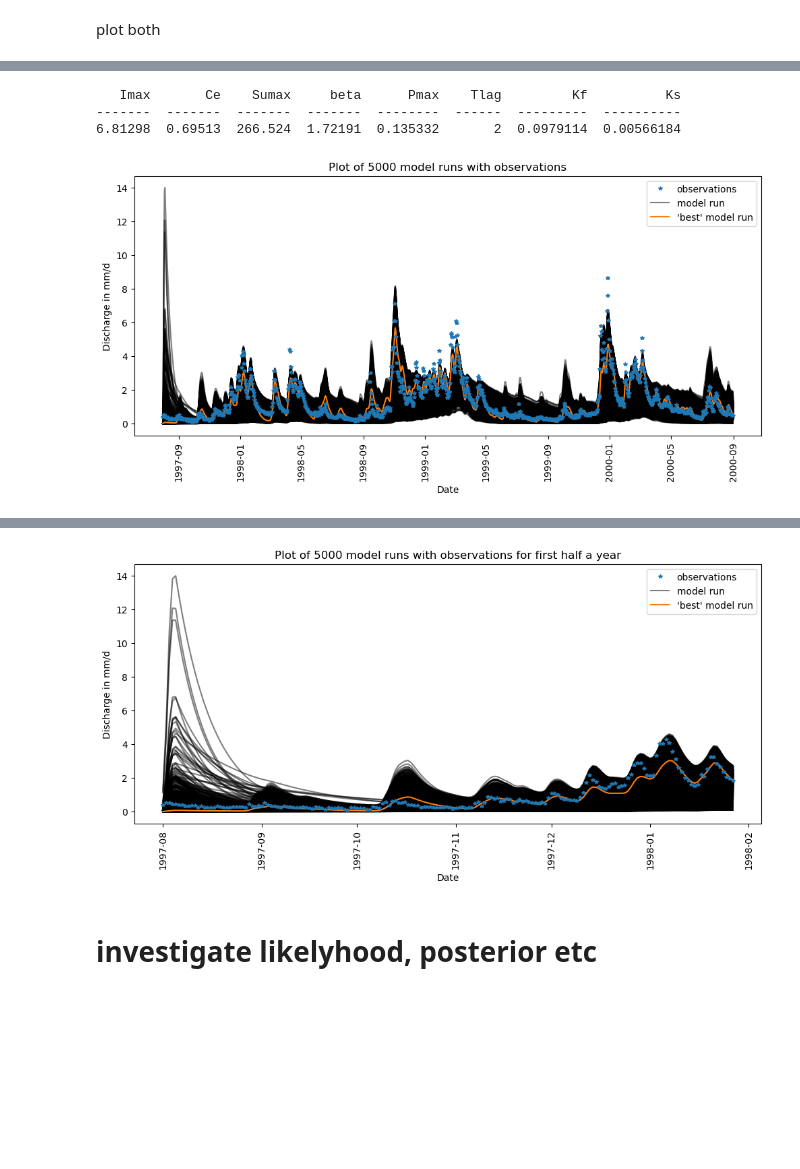
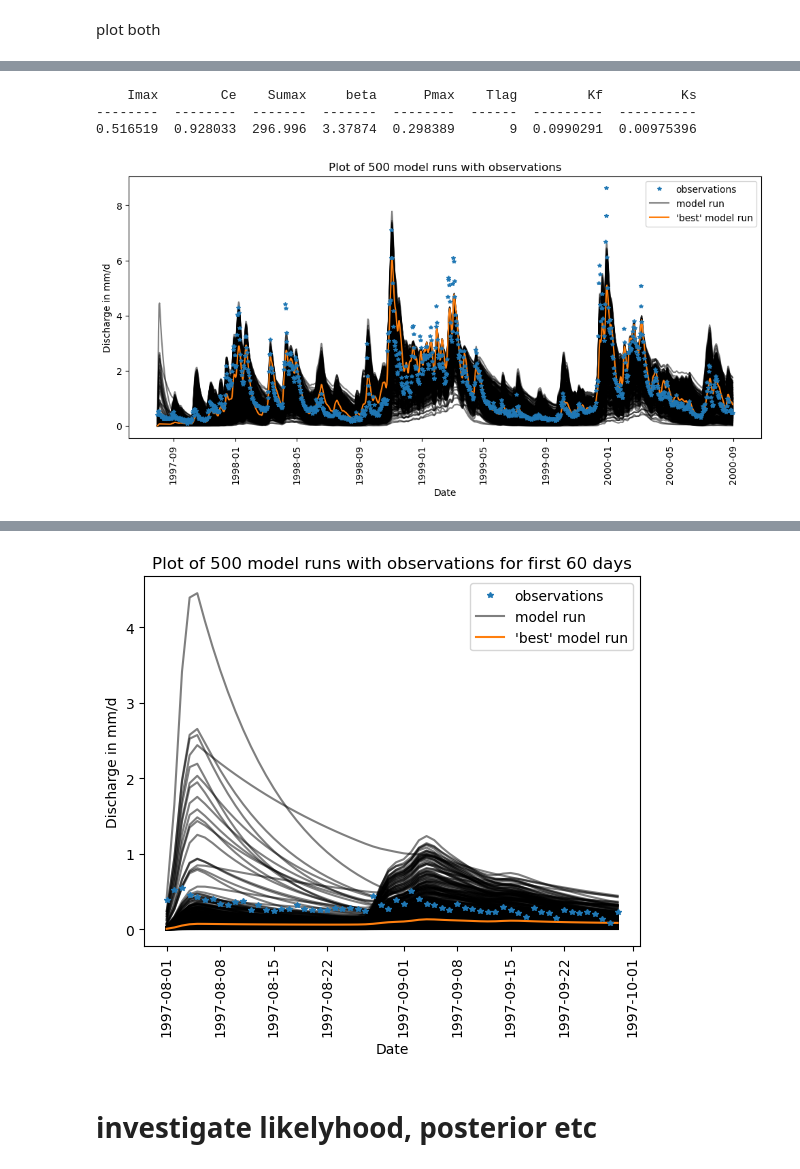
Before and after one commit to Daafip/HBV-data-assimilation, a Jupyter notebook: Forward model BMI.ipynb, the cells around one changed output, grey strips where cells are left out. Drawn from its saved outputs; the diff is of its cells as text; code cells hidden in the pictures; blank space fills up the shorter version.

```diff
--- a/Forward model BMI.ipynb
+++ b/Forward model BMI.ipynb
@@ -151,7 +151,7 @@ model.initialize(config_file="HBV_config.json")
 Q_m = []
 time = []
 t_inital = 870393600
-n_days = 50
+n_days = 60
 d_2_sec = 24*3600
 while model.get_current_time() < t_inital + n_days * d_2_sec:
     model.update()
@@ -183,7 +183,13 @@ prior_Q = np.array([ensembleMember.Q_m_list[-1] for ensembleMember in ensemble])
  the conceptual model needs about 30 day spin up time
 # %%
 fig, ax = plt.subplots()
-ax.set_title(f"Spaghetti plot of {n_particles} members with observations for first 50 days")
+# ax.set_title(f"Spaghetti plot of {n_particles} members with observations for first 50 days")
+title = f"Plot of {n_particles} model runs with observations for first 60 days"
+ax.set_title(title)
 ax.plot(df.iloc[:n_days].Q.values,marker="*",lw=0,zorder=10,ms=4)
 [ax.plot(ensembleMember.Q_m_list,color="k",alpha=0.5) for ensembleMember in ensemble];
+
+ax.set_xlabel("Day")
+ax.set_ylabel("Discharge in mm/d")
+fig.savefig("Figures\\"+title+ ".png")
 # %% [output]
@@ -191,7 +197,7 @@ ax.plot(df.iloc[:n_days].Q.values,marker="*",lw=0,zorder=10,ms=4)
 # %% [markdown]
 # repeat but for full time span & investigate errors & baseline comparison
 # %%
-n_particles = 5000
+n_particles = 500
 # %%
 array_random_num = np.array([[np.random.random() for i in range(len(p_max_initial))] for i in range(n_particles)])
 # %%
@@ -280,9 +286,9 @@ best_model_run = ensemble[np.array(lst_NSE).argmax()]
 par_opt = best_model_run.get_value("parameters",np.zeros(8))
 print(tabulate.tabulate([par_opt],headers=param_names,tablefmt="simple"))
 # %% [output]
-   Imax       Ce    Sumax     beta      Pmax    Tlag         Kf          Ks
--------  -------  -------  -------  --------  ------  ---------  ----------
-6.81298  0.69513  266.524  1.72191  0.135332       2  0.0979114  0.00566184
+    Imax        Ce    Sumax     beta      Pmax    Tlag         Kf          Ks
+--------  --------  -------  -------  --------  ------  ---------  ----------
+0.516519  0.928033  296.996  3.37874  0.298389       9  0.0990291  0.00975396
 # %%
 fig, ax = plt.subplots(figsize=(12,5))
 ax.plot(time, df.Q.values,marker="*",lw=0,zorder=10,ms=4,label="observations")
@@ -295,26 +301,28 @@ ax.set_ylabel("Discharge in mm/d")
 ax.set_title(f"Plot of {n_particles} model runs with observations")
 plt.xticks(rotation=90);
 # %% [output]
-[figure, old version]
+[figure, new version]
 # %% [markdown]
 Running and plotting 5000 model runs is time consuming, thus only done for 500 above
 
 
 ![figures\5000_runs_model.png](figures\5000_runs_model.png)
 # %%
-fig, ax = plt.subplots(figsize=(12,5))
-t_n = 180
+fig, ax = plt.subplots()
+t_n = 60
 ax.plot(time[:t_n], df.Q.values[:t_n],marker="*",lw=0,zorder=10,ms=4,label="observations")
 [ax.plot(time[:t_n], ensembleMember.Q_m_list[:t_n],color="k",alpha=0.5) for ensembleMember in ensemble[:-1]];
 ax.plot(time[:t_n], ensemble[-1].Q_m_list[:t_n],color="k",alpha=0.5, label="model run")
 ax.plot(time[:t_n], best_model_run.Q_m_list[:t_n],color="C1",label="'best' model run")
 ax.legend()
 ax.set_xlabel("Date")
 ax.set_ylabel("Discharge in mm/d")
-ax.set_title(f"Plot of {n_particles} model runs with observations for first half a year")
+tite = f"Plot of {n_particles} model runs with observations for first half a year"
+ax.set_title(title)
+fig.savefig("Figures\\"+title+ ".png")
 plt.xticks(rotation=90);
 # %% [output]
-[figure, old version]
+[figure, new version]
 # %% [markdown]
 # investigate likelyhood, posterior etc
 # %%
```
Also changed, not shown: parts of 25 cells of this notebook.
